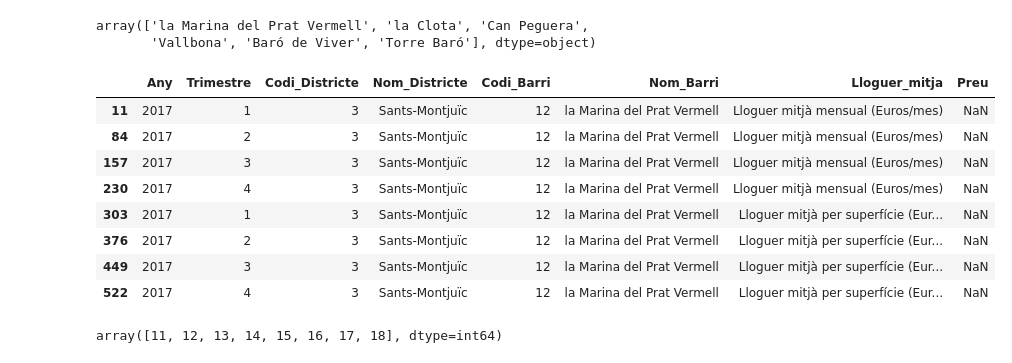
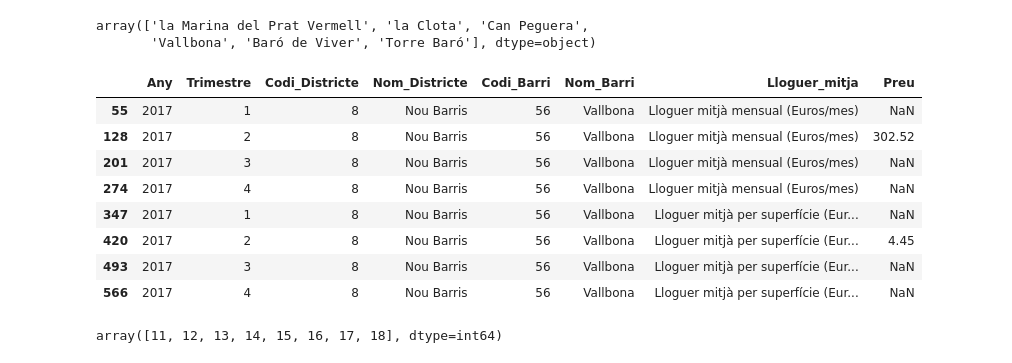
Before and after one commit to Sergiochueco/Hackato_JUMP2DIGITAL, a Jupyter notebook: EDA.ipynb, the cells around one changed output. Drawn from its saved outputs; the diff is of its cells as text; code cells hidden in the pictures.

```diff
--- a/EDA.ipynb
+++ b/EDA.ipynb
@@ -127,18 +128,18 @@ df_lloguer[df_lloguer['Preu'].isnull()]['Nom_Barri'].unique()
 array(['la Marina del Prat Vermell', 'la Clota', 'Can Peguera',
        'Vallbona', 'Baró de Viver', 'Torre Baró'], dtype=object)
 # %%
-df_lloguer[df_lloguer['Nom_Barri']=='la Marina del Prat Vermell']
+df_lloguer[df_lloguer['Nom_Barri']=='Vallbona']
 #Análizamos un barrio con valores nulos al azar
 # %% [output]
 |  | Any | Trimestre | Codi_Districte | Nom_Districte | Codi_Barri | Nom_Barri | Lloguer_mitja | Preu |
-| 11 | 2017 | 1 | 3 | Sants-Montjuïc | 12 | la Marina del Prat Vermell | Lloguer mitjà mensual (Euros/mes) | NaN |
-| 84 | 2017 | 2 | 3 | Sants-Montjuïc | 12 | la Marina del Prat Vermell | Lloguer mitjà mensual (Euros/mes) | NaN |
-| 157 | 2017 | 3 | 3 | Sants-Montjuïc | 12 | la Marina del Prat Vermell | Lloguer mitjà mensual (Euros/mes) | NaN |
-| 230 | 2017 | 4 | 3 | Sants-Montjuïc | 12 | la Marina del Prat Vermell | Lloguer mitjà mensual (Euros/mes) | NaN |
-| 303 | 2017 | 1 | 3 | Sants-Montjuïc | 12 | la Marina del Prat Vermell | Lloguer mitjà per superfície (Eur... | NaN |
-| 376 | 2017 | 2 | 3 | Sants-Montjuïc | 12 | la Marina del Prat Vermell | Lloguer mitjà per superfície (Eur... | NaN |
-| 449 | 2017 | 3 | 3 | Sants-Montjuïc | 12 | la Marina del Prat Vermell | Lloguer mitjà per superfície (Eur... | NaN |
-| 522 | 2017 | 4 | 3 | Sants-Montjuïc | 12 | la Marina del Prat Vermell | Lloguer mitjà per superfície (Eur... | NaN |
+| 55 | 2017 | 1 | 8 | Nou Barris | 56 | Vallbona | Lloguer mitjà mensual (Euros/mes) | NaN |
+| 128 | 2017 | 2 | 8 | Nou Barris | 56 | Vallbona | Lloguer mitjà mensual (Euros/mes) | 302.52 |
+| 201 | 2017 | 3 | 8 | Nou Barris | 56 | Vallbona | Lloguer mitjà mensual (Euros/mes) | NaN |
+| 274 | 2017 | 4 | 8 | Nou Barris | 56 | Vallbona | Lloguer mitjà mensual (Euros/mes) | NaN |
+| 347 | 2017 | 1 | 8 | Nou Barris | 56 | Vallbona | Lloguer mitjà per superfície (Eur... | NaN |
+| 420 | 2017 | 2 | 8 | Nou Barris | 56 | Vallbona | Lloguer mitjà per superfície (Eur... | 4.45 |
+| 493 | 2017 | 3 | 8 | Nou Barris | 56 | Vallbona | Lloguer mitjà per superfície (Eur... | NaN |
+| 566 | 2017 | 4 | 8 | Nou Barris | 56 | Vallbona | Lloguer mitjà per superfície (Eur... | NaN |
 # %%
 df_lloguer[df_lloguer['Nom_Districte']=='Sants-Montjuïc']['Codi_Barri'].unique()
 # Observamos como se compone cada distrito, no depende de un único barrio, sino que puede contener varios
```
Also changed, not shown: parts of 77 cells of this notebook, 1 other file.
